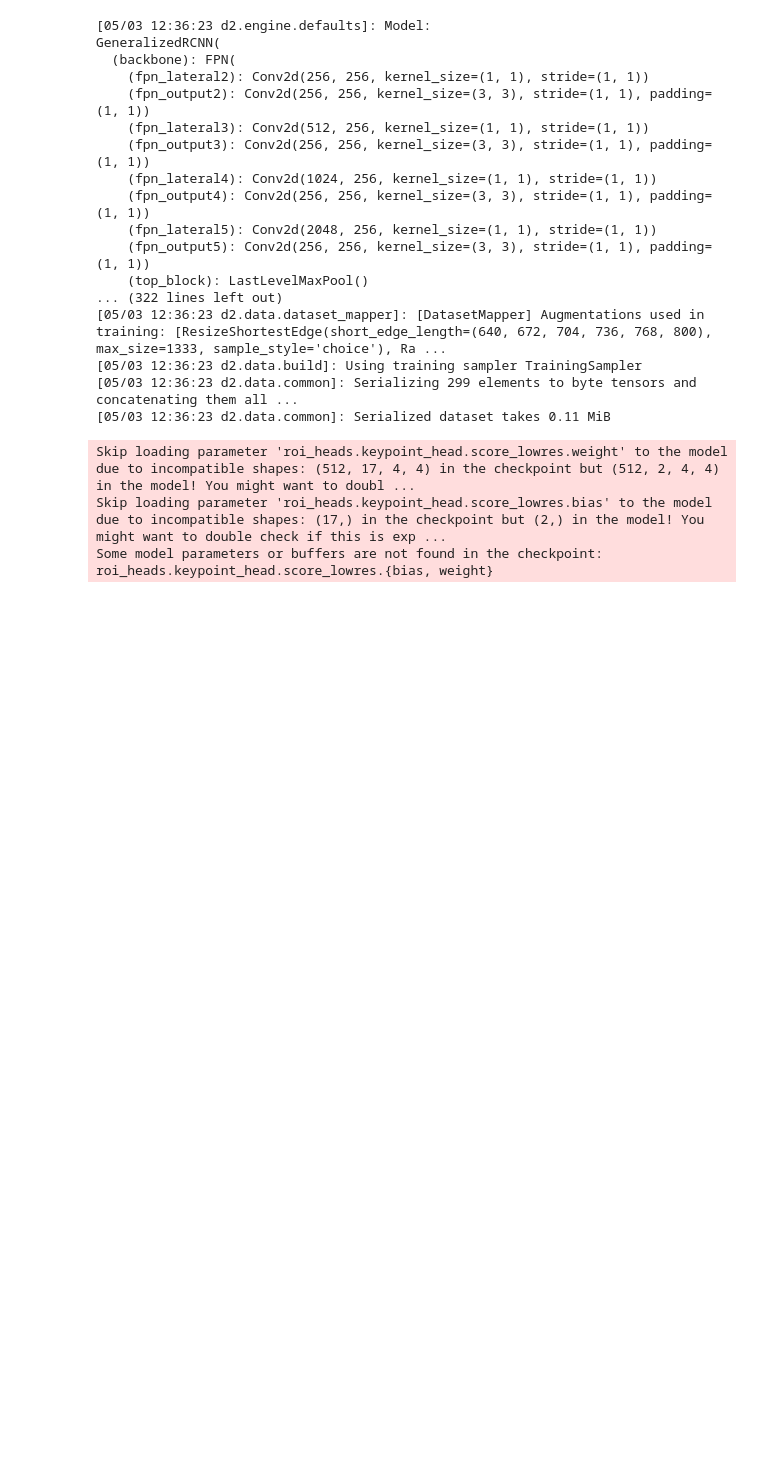
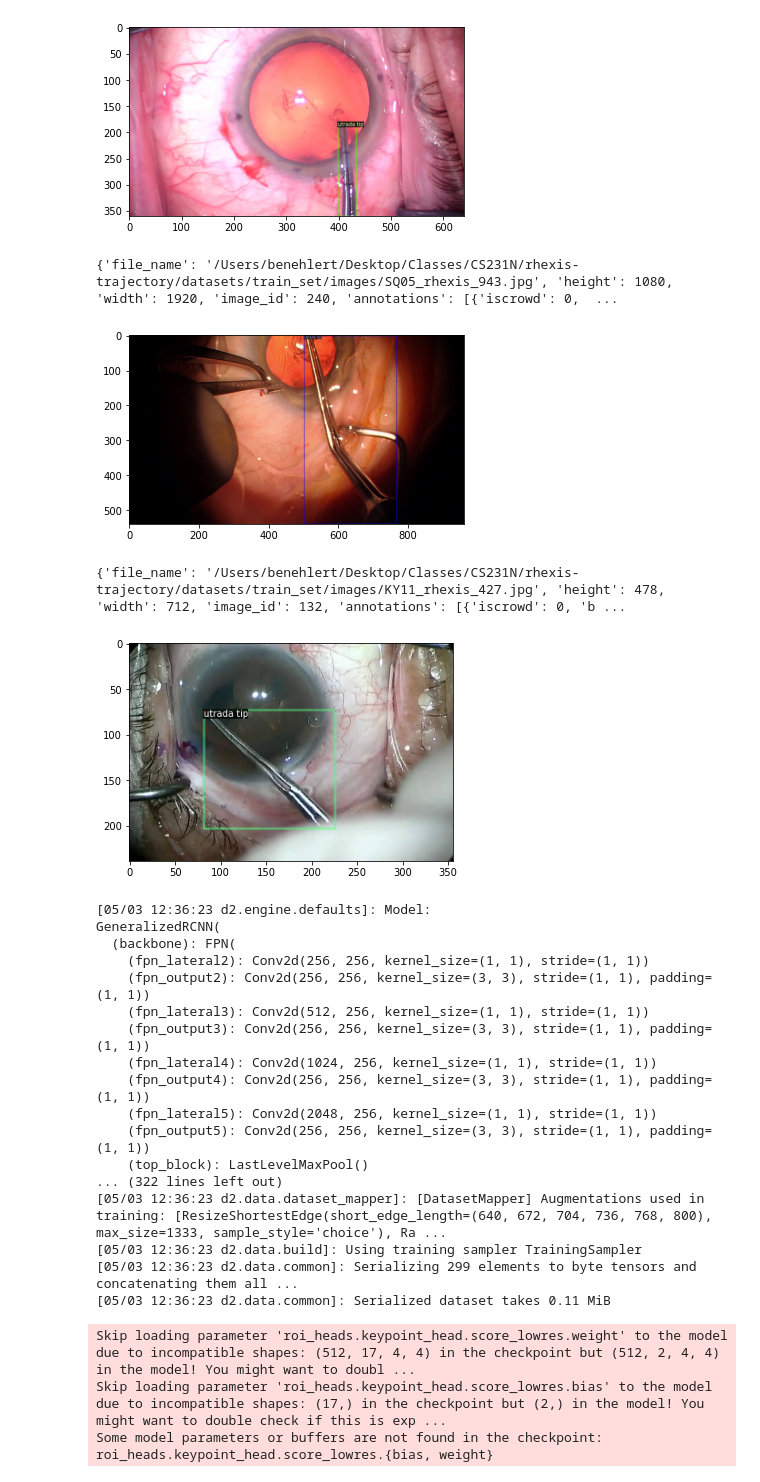
Before and after one commit to davidekuo/rhexis-trajectory, a Jupyter notebook: Detectron2_Rhexis.ipynb, the cells around one changed output. Drawn from its saved outputs; the diff is of its cells as text; code cells hidden in the pictures; blank space fills up the shorter version.

Commit message:
Add visualization function

```diff
--- a/Detectron2_Rhexis.ipynb
+++ b/Detectron2_Rhexis.ipynb
@@ -36,0 +27,3 @@ for d in random.sample(dataset_dicts, 3):
+# %%
+utils.visualize_image_annotations('train', 3)
+# %% [output]
@@ -37,3 +32,8 @@ for d in random.sample(dataset_dicts, 3):
+[figure, added]
+{'file_name': '/Users/benehlert/Desktop/Classes/CS231N/rhexis-trajectory/datasets/train_set/images/SQ05_rhexis_943.jpg', 'height': 1080, 'width': 1920, 'image_id': 240, 'annotations': [{'iscrowd': 0,  ...
+[figure, added]
+{'file_name': '/Users/benehlert/Desktop/Classes/CS231N/rhexis-trajectory/datasets/train_set/images/KY11_rhexis_427.jpg', 'height': 478, 'width': 712, 'image_id': 132, 'annotations': [{'iscrowd': 0, 'b ...
+[figure, added]
 # %%
 # Fine-tune COCO-pretrained R50-FPN Keypoint RCNN on dataset
 
```
Also changed, not shown: parts of 3 cells of this notebook, 1 other file.
